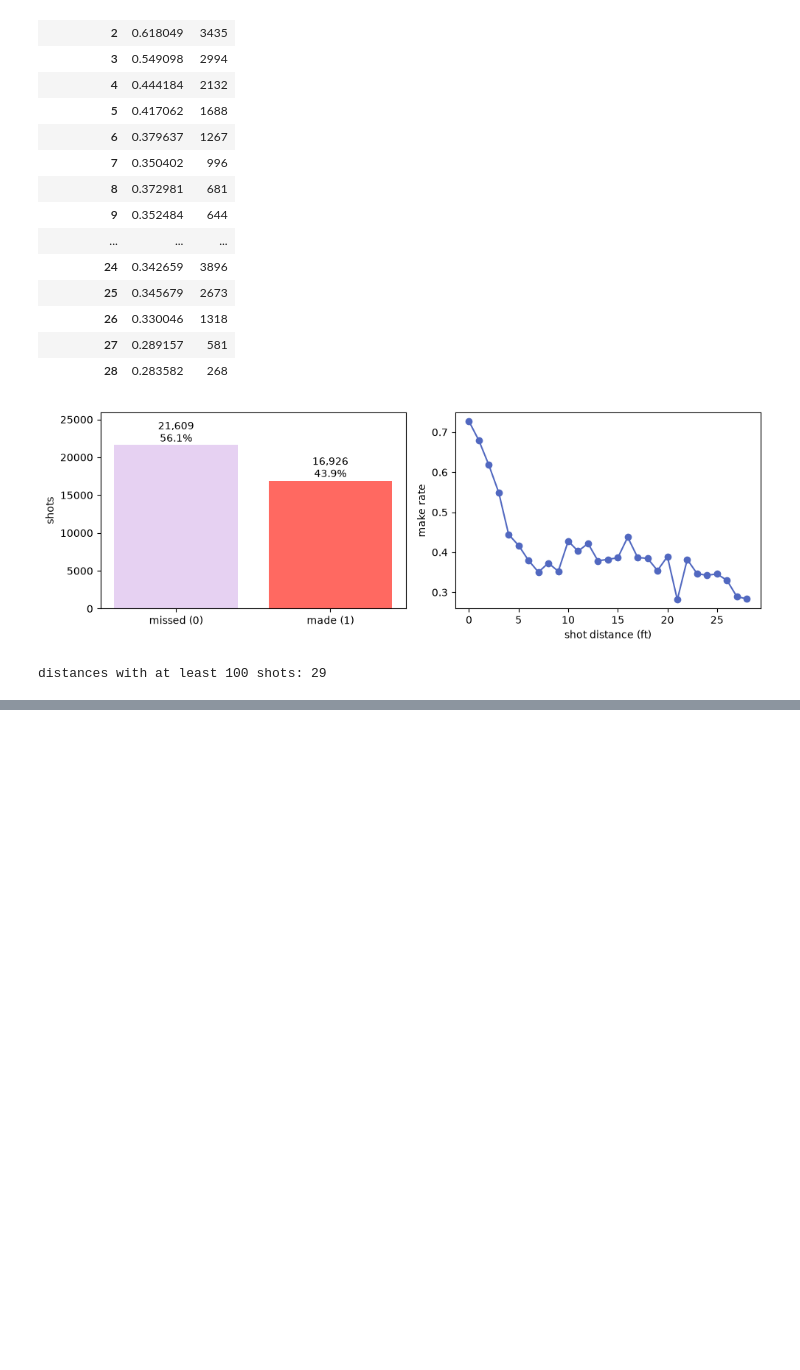
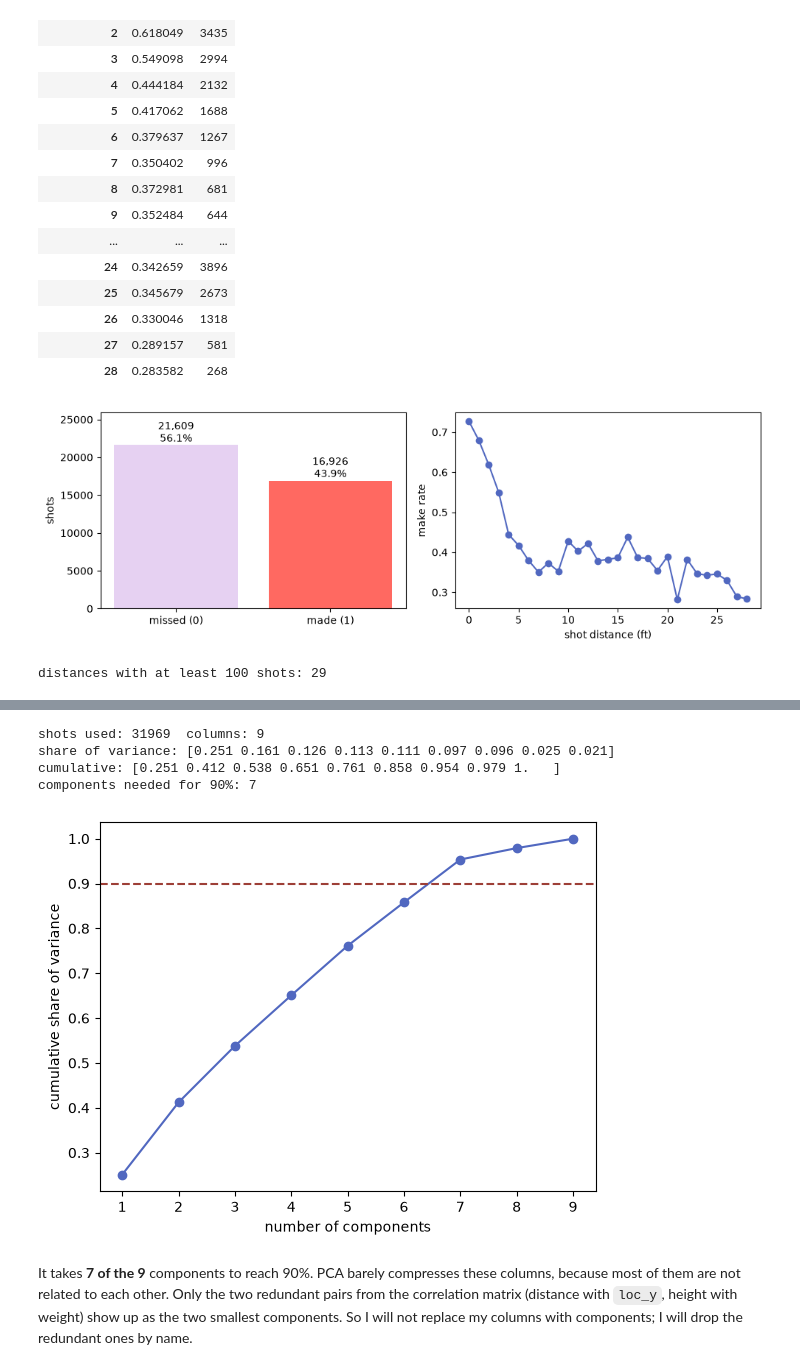
Before and after one commit to KyriansBetterCode/WNBA-Shots, a Jupyter notebook: notebooks/exploration.ipynb, the cells around one changed output, grey strips where cells are left out. Drawn from its saved outputs; the diff is of its cells as text; code cells hidden in the pictures; blank space fills up the shorter version.

```diff
--- a/notebooks/exploration.ipynb
+++ b/notebooks/exploration.ipynb
@@ -56,0 +137,23 @@ distances with at least 100 shots: 29
+# %%
+X = df[num].dropna()
+Z = (X - X.mean()) / X.std()
+eigvals = np.sort(np.linalg.eigvalsh(np.corrcoef(Z.T)))[::-1]
+share = eigvals / eigvals.sum()
+cum = np.cumsum(share)
+k90 = int(np.argmax(cum >= 0.90)) + 1
+print("shots used:", len(X), " columns:", len(num))
+print("share of variance:", np.round(share, 3))
+print("cumulative:", np.round(cum, 3))
+print("components needed for 90%:", k90)
+plt.plot(range(1, len(cum) + 1), cum, "o-", color="#5168C0")
+plt.axhline(0.9, ls="--", color="#9D3F37")
+plt.xlabel("number of components"); plt.ylabel("cumulative share of variance")
+plt.xticks(range(1, len(cum) + 1)); plt.show()
+# %% [output]
+shots used: 31969  columns: 9
+share of variance: [0.251 0.161 0.126 0.113 0.111 0.097 0.096 0.025 0.021]
+cumulative: [0.251 0.412 0.538 0.651 0.761 0.858 0.954 0.979 1.   ]
+components needed for 90%: 7
+[figure, added]
+# %% [markdown]
+It takes **7 of the 9** components to reach 90%. PCA barely compresses these columns, because most of them are not related to each other. Only the two redundant pairs from the correlation matrix (distance with `loc_y`, height with weight) show up as the two smallest components. So I will not replace my columns with components; I will drop the redundant ones by name.
```
Also changed, not shown: parts of 11 cells of this notebook.
